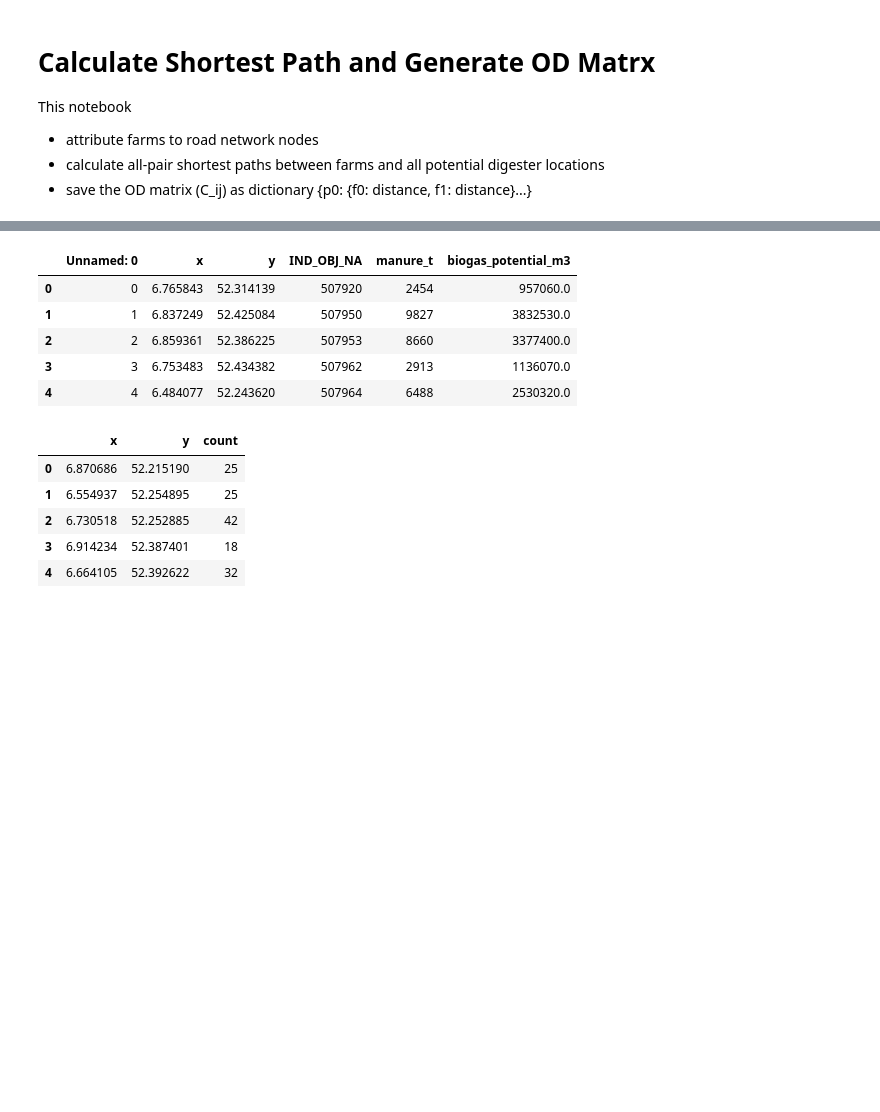
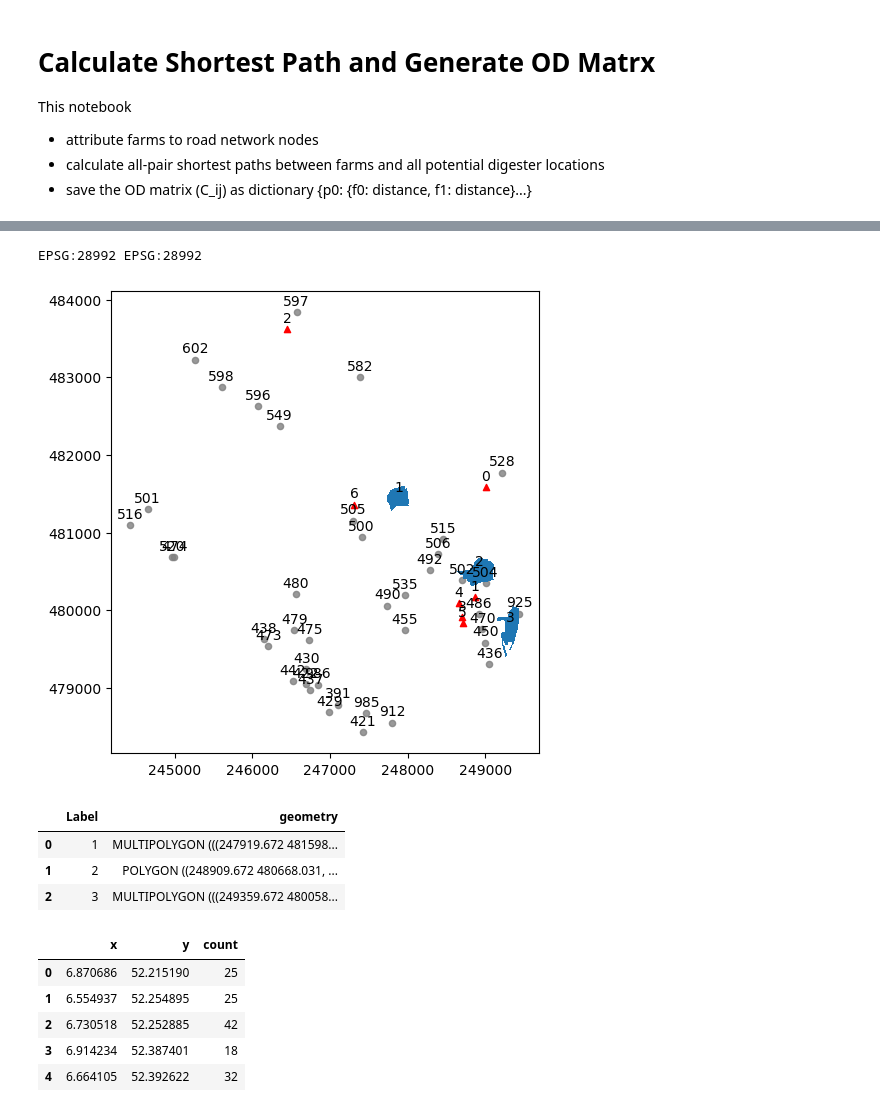
Before and after one commit to springonions-87/bioze_digital_mapping_tool, a Jupyter notebook: calculate_od_matrx.ipynb, the cells around one changed output, grey strips where cells are left out. Drawn from its saved outputs; the diff is of its cells as text; code cells hidden in the pictures; blank space fills up the shorter version.

```diff
--- a/calculate_od_matrx.ipynb
+++ b/calculate_od_matrx.ipynb
@@ -20,0 +23,3 @@ from shapely.ops import nearest_points
+# %%
+n = gpd.read_file(r"./raster/clip_node.shp")
+n.head()
@@ -20,0 +33,21 @@ from shapely.ops import nearest_points
+# %%
+farm = gpd.read_file("./raster/clip_farm.shp")
+# %%
+print(n.crs, farm.crs)
+# %% [output]
+EPSG:28992 EPSG:28992
+# %%
+fig, ax = plt.subplots(figsize=(6, 6))
+farm.plot(ax=ax, markersize=20, marker='^', color='red')
+n.plot(ax=ax, markersize=20, color='grey', alpha=0.8)
+polygon_gdf.plot(ax=ax)
+for x, y, idx in zip(farm.geometry.x, farm.geometry.y, farm.index.values):
+    ax.annotate(idx, (x, y), textcoords='offset points', xytext=(0,5), ha='center')
+# Annotate the points with their 'osmid' values
+for x, y, osmid in zip(n.geometry.x, n.geometry.y, n['osmid']):
+    ax.annotate(osmid, (x, y), textcoords="offset points", xytext=(0, 5), ha='center')
+for x, y, l in zip(polygon_gdf.centroid.x, polygon_gdf.centroid.y, polygon_gdf['Label']):
+    ax.annotate(l, (x, y), textcoords="offset points", xytext=(0, 5), ha='center')
+plt.show()
+# %% [output]
+[figure, added]
@@ -20,0 +59,8 @@ from shapely.ops import nearest_points
+# %%
+polygon_gdf = gpd.read_file("./raster/suitable_polygons_gdf.shp")
+polygon_gdf.head()
+# %% [output]
+|  | Label | geometry |
+| 0 | 1 | MULTIPOLYGON (((247919.672 481598... |
+| 1 | 2 | POLYGON ((248909.672 480668.031, ... |
+| 2 | 3 | MULTIPOLYGON (((249359.672 480058... |
@@ -21,13 +75,6 @@ from shapely.ops import nearest_points
 # %%
-farm = pd.read_csv('./farm_mock.csv')
-farm.head()
+# farm = pd.read_csv('./farm_mock.csv')
+# farm.head()
-# %% [output]
-|  | Unnamed: 0 | x | y | IND_OBJ_NA | manure_t | biogas_potential_m3 |
-| 0 | 0 | 6.765843 | 52.314139 | 507920 | 2454 | 957060.0 |
-| 1 | 1 | 6.837249 | 52.425084 | 507950 | 9827 | 3832530.0 |
-| 2 | 2 | 6.859361 | 52.386225 | 507953 | 8660 | 3377400.0 |
-| 3 | 3 | 6.753483 | 52.434382 | 507962 | 2913 | 1136070.0 |
-| 4 | 4 | 6.484077 | 52.243620 | 507964 | 6488 | 2530320.0 |
 # %%
 potential_plant_location = pd.read_csv('./farm_cluster_mock_5.csv')
 potential_plant_location.head()
```
Also changed, not shown: parts of 22 cells of this notebook, 1 other file.
